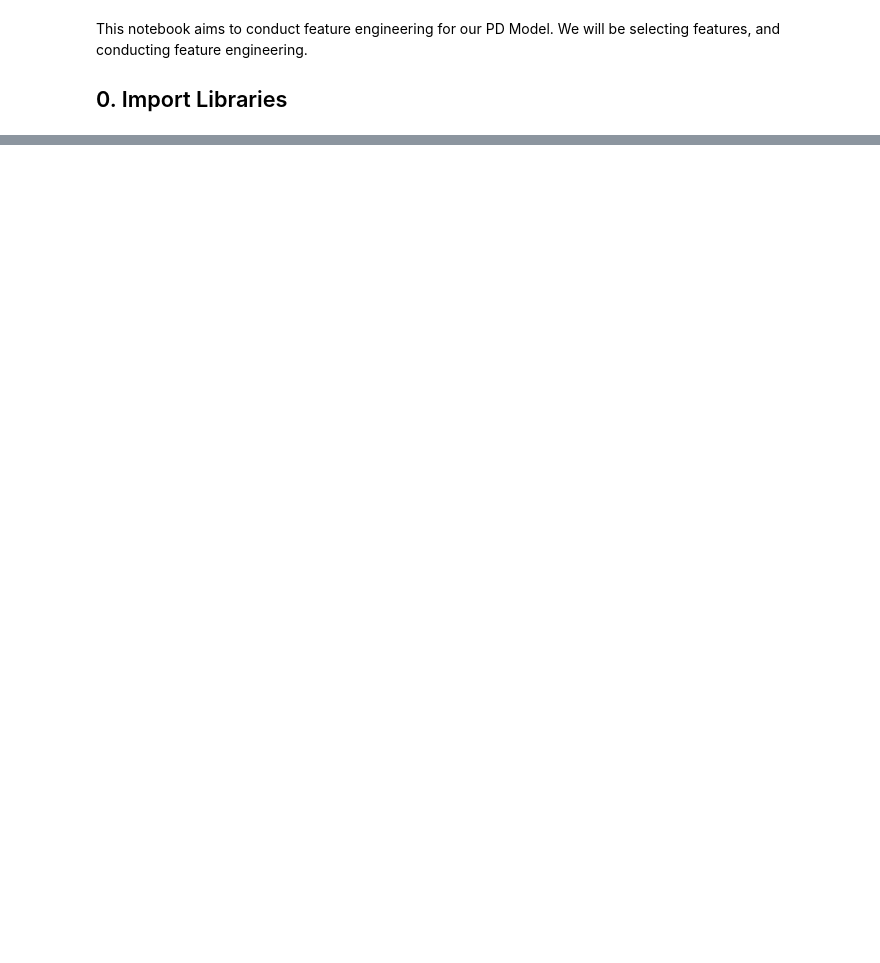
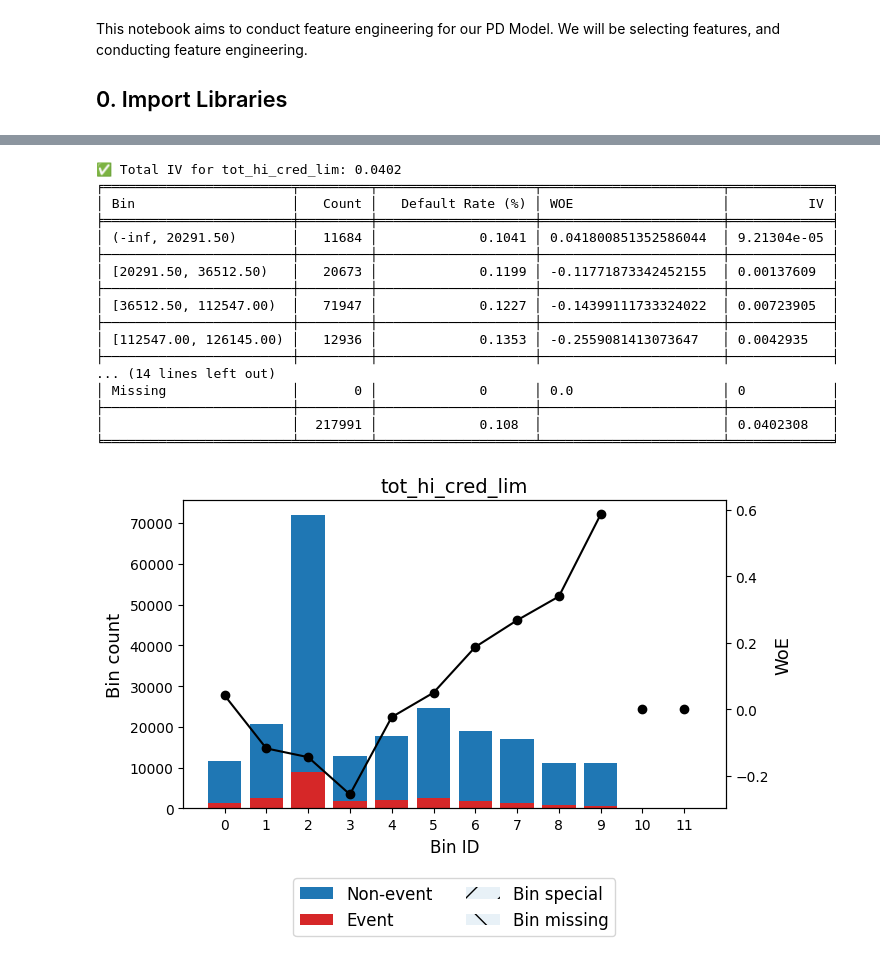
Before and after one commit to luuuneytunes12/Credit-Risk-Modeling-PySpark, a Jupyter notebook: notebooks/5. PD Model Building (Feature Selection).ipynb, the cells around one changed output, grey strips where cells are left out. Saved outputs shown, nothing was run; the diff lists cells and outputs as text; code cells hidden in the pictures; blank space fills up the shorter version.

```diff
--- a/notebooks/5. PD Model Building (Feature Selection).ipynb
+++ b/notebooks/5. PD Model Building (Feature Selection).ipynb
@@ -315,0 +500,21 @@ for key, val in iv_categories.items():
+# %%
+first_bin_and_classify_feature('tot_hi_cred_lim', sampled_df['tot_hi_cred_lim'], sampled_df[TARGET_COL], dtype='numerical', monotonic_trend_type='auto')
+# %% [output]
+✅ Total IV for tot_hi_cred_lim: 0.0402
+╒════════════════════════╤═════════╤════════════════════╤═══════════════════════╤═════════════╕
+│ Bin                    │   Count │   Default Rate (%) │ WOE                   │          IV │
+╞════════════════════════╪═════════╪════════════════════╪═══════════════════════╪═════════════╡
+│ (-inf, 20291.50)       │   11684 │             0.1041 │ 0.041800851352586044  │ 9.21304e-05 │
+├────────────────────────┼─────────┼────────────────────┼───────────────────────┼─────────────┤
+│ [20291.50, 36512.50)   │   20673 │             0.1199 │ -0.11771873342452155  │ 0.00137609  │
+├────────────────────────┼─────────┼────────────────────┼───────────────────────┼─────────────┤
+│ [36512.50, 112547.00)  │   71947 │             0.1227 │ -0.14399111733324022  │ 0.00723905  │
+├────────────────────────┼─────────┼────────────────────┼───────────────────────┼─────────────┤
+│ [112547.00, 126145.00) │   12936 │             0.1353 │ -0.2559081413073647   │ 0.0042935   │
+├────────────────────────┼─────────┼────────────────────┼───────────────────────┼─────────────┤
+... (14 lines left out)
+│ Missing                │       0 │             0      │ 0.0                   │ 0           │
+├────────────────────────┼─────────┼────────────────────┼───────────────────────┼─────────────┤
+│                        │  217991 │             0.108  │                       │ 0.0402308   │
+╘════════════════════════╧═════════╧════════════════════╧═══════════════════════╧═════════════╛
+[figure, added]
```
Also changed, not shown: parts of 34 cells of this notebook, 6 other files.
